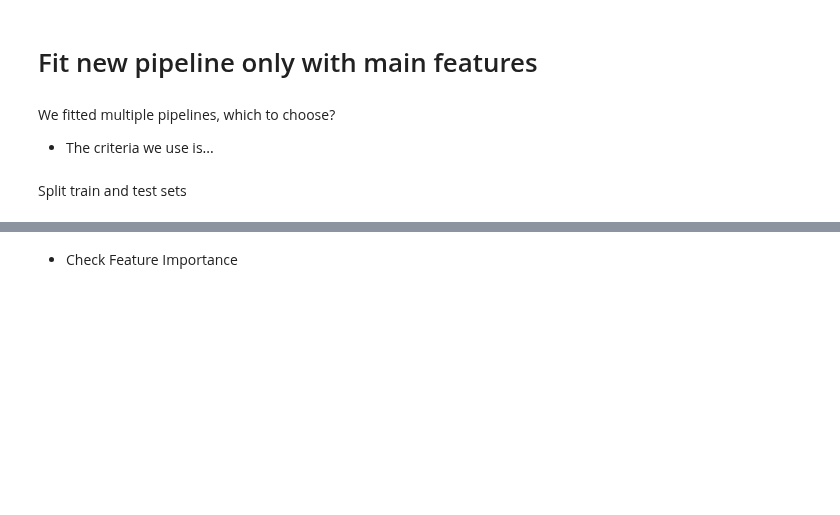
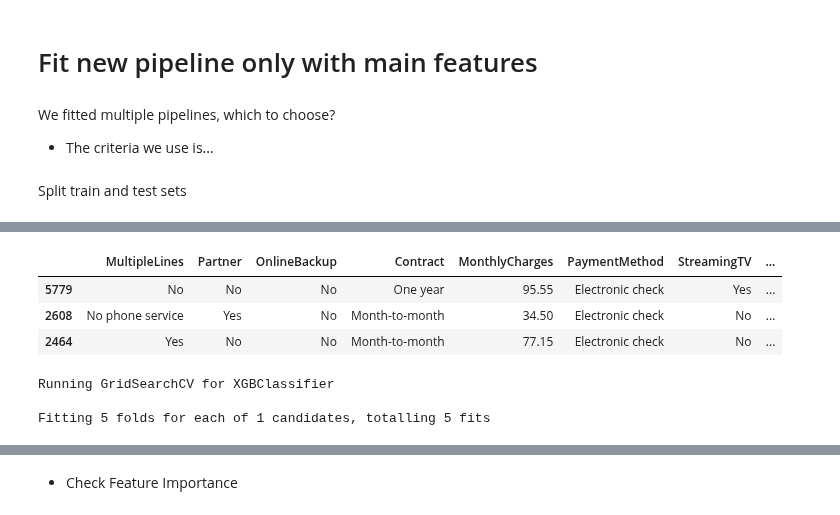
Before and after one commit to FernandoRocha88/WalkthroughProject02, a Jupyter notebook: jupyter_notebooks/Predict Tenure/Modeling and Evaluation - Predict Tenure.ipynb, the cells around one changed output, grey strips where cells are left out. Cells and saved outputs as stored; diff of their text form; code cells hidden in the pictures; blank space fills up the shorter version.

```diff
--- a/jupyter_notebooks/Predict Tenure/Modeling and Evaluation - Predict Tenure.ipynb
+++ b/jupyter_notebooks/Predict Tenure/Modeling and Evaluation - Predict Tenure.ipynb
@@ -1122,3 +1177,10 @@ print("* Train set:", X_train.shape, y_train.shape, "\n* Test set:",  X_test.sha
+# %%
+X_train.head(3)
+# %% [output]
+|  | MultipleLines | Partner | OnlineBackup | Contract | MonthlyCharges | PaymentMethod | StreamingTV | ... |
+| 5779 | No | No | No | One year | 95.55 | Electronic check | Yes | ... |
+| 2608 | No phone service | Yes | No | Month-to-month | 34.50 | Electronic check | No | ... |
+| 2464 | Yes | No | No | Month-to-month | 77.15 | Electronic check | No | ... |
 # %%
 def PipelineDataCleaningAndFeatureEngineering():
   pipeline_base = Pipeline(
@@ -1152,8 +1265,12 @@ params_quick_search = {
 from sklearn.metrics import recall_score, make_scorer
 quick_search = HyperparameterOptmizationSearch(models=models_quick_search, params=params_quick_search)
 quick_search.fit(X_train, y_train,
-                 scoring =  make_scorer(recall_score , pos_label=0),
+                 scoring =  'accuracy',
                  n_jobs=-1,cv=5)
+# %% [output]
+Running GridSearchCV for XGBClassifier
+
+Fitting 5 folds for each of 1 candidates, totalling 5 fits
 # %%
 grid_search_summary, grid_search_pipelines = quick_search.score_summary(sort_by='mean_score')
 grid_search_summary
```
Also changed, not shown: parts of 56 cells of this notebook.
